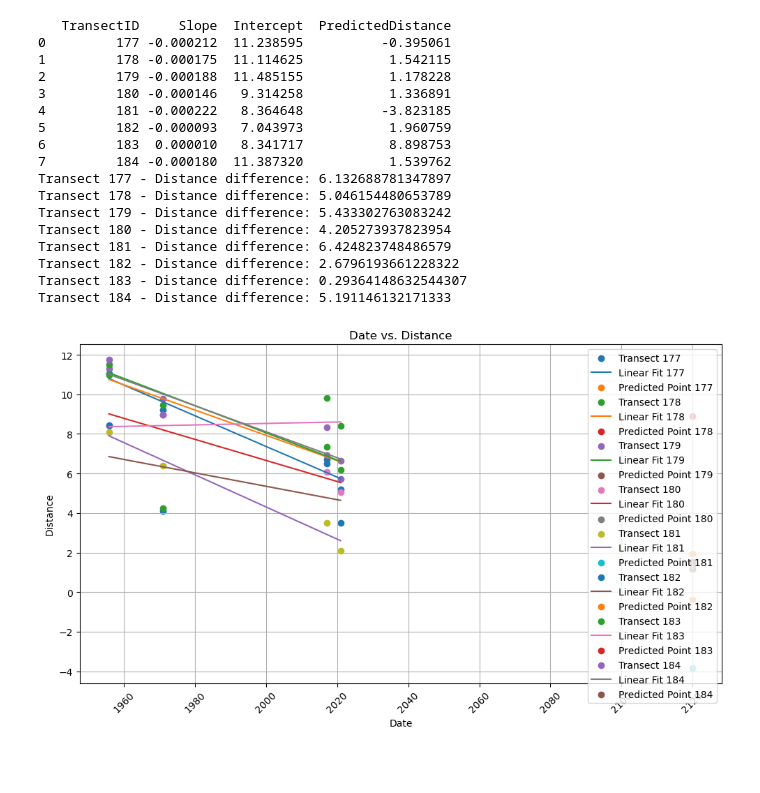
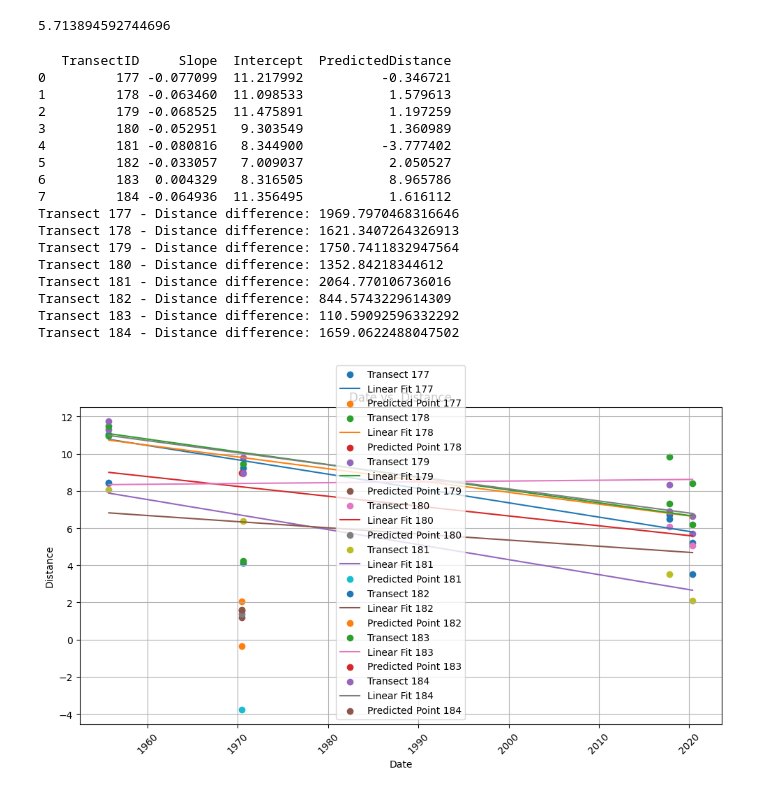
Before and after one commit to RNC-Research-Group/CliffErosion_Projections, a Jupyter notebook: Shoreline Projection Linear.ipynb, the cells around one changed output. Drawn from its saved outputs; the diff is of its cells as text; code cells hidden in the pictures; blank space fills up the shorter version.

Commit message:
distance_lookup and days to fractional years

```diff
--- a/Shoreline Projection Linear.ipynb
+++ b/Shoreline Projection Linear.ipynb
@@ -11,8 +11,9 @@ from shapely.affinity import translate
 from shapely.geometry import Polygon
 # %%
 #Load shapefile
-TestPoints = gpd.read_file ('C:/Users/lalit/GitHub/Shoreline_Projections/Shapefiles/CapeEgmont_TEST_intersect3.shp')
+TestPoints = gpd.read_file('Shapefiles/CapeEgmont_TEST_intersect3.shp')
 
+TestPoints.crs = 2193
 #View shapefile table
 TestPoints
 # %% [output]
@@ -105,6 +110,10 @@ to2100                 datetime64[ns]
 Future                timedelta64[ns]
 ElapsedTimeSeconds            float64
 dtype: object
+# %%
+(dates - reference_date).iloc[0].days / 365.25
+# %% [output]
+5.713894592744696
 # %%
 # Example data (replace this with your actual data)
 dates = pd.to_datetime(TestPoints['Date'])  # Replace with your date values
@@ -112,7 +121,7 @@ distances = np.array(TestPoints['Distance'])  # Replace with your distance value
 
 # Convert datetime to numerical values (days since a reference date)
 reference_date = pd.to_datetime('1950-01-01')
-numerical_dates = (dates - reference_date).dt.days
+numerical_dates = (dates - reference_date).dt.days / 365.25
 
 # Group data by Transect ID
 grouped = TestPoints.groupby('TransectID')
@@ -121,14 +130,14 @@ grouped = TestPoints.groupby('TransectID')
 results = []
 for group_name, group_data in grouped:
     # Convert datetime to numerical values (days since a reference date)
-    group_data['NumericalDate'] = (group_data['Date'] - reference_date).dt.days
+    group_data['NumericalDate'] = (group_data['Date'] - reference_date).dt.days / 365.25
 
     coefficients = np.polyfit(group_data['NumericalDate'], group_data['Distance'], 1)
     slope = coefficients[0]
     intercept = coefficients[1]
 
     # Calculate the predicted distance for the target date (2100-01-01)
-    numerical_target_date = (pd.to_datetime('2100-01-01') - reference_date).days
+    numerical_target_date = (pd.to_datetime('2100-01-01') - reference_date).days / 365.25
     predicted_distance_target = slope * numerical_target_date + intercept
 
     results.append({
@@ -147,57 +156,60 @@ print(results_df)
 # Calculate the absolute difference between the predicted distances and the old distances for each Transect ID
 plt.figure(figsize=(10, 6))
 
+distance_lookup = {}
+
 for group_name, group_data in grouped:
     # Convert datetime to numerical values (days since a reference date)
-    group_data['NumericalDate'] = (group_data['Date'] - reference_date).dt.days
+    group_data['NumericalDate'] = (group_data['Date'] - reference_date).dt.days / 365.25
 
     coefficients = np.polyfit(group_data['NumericalDate'], group_data['Distance'], 1)
     slope = coefficients[0]
     intercept = coefficients[1]
 
     # Calculate the predicted distance for the last old data point's date
     last_old_date = group_data['Date'].max()
     numerical_last_old_date = (last_old_date - reference_date).days
     predicted_distance_last_old = slope * numerical_last_old_date + intercept
 
     # Calculate the predicted distance for the target date
-    numerical_target_date = (pd.to_datetime('2100-01-01') - reference_date).days
+    numerical_target_date = (pd.to_datetime('2100-01-01') - reference_date).days / 365.25
     predicted_distance_target = slope * numerical_target_date + intercept
 
     # Calculate the absolute difference between the predicted distances
     distance_difference = abs(predicted_distance_last_old - predicted_distance_target)
+    distance_lookup[group_name] = distance_difference
 
     plt.scatter(group_data['Date'], group_data['Distance'], label=f'Transect {group_name}')
     plt.plot(group_data['Date'], slope * group_data['NumericalDate'] + intercept, label=f'Linear Fit {group_name}')
     plt.scatter(numerical_target_date, predicted_distance_target, label=f'Predicted Point {group_name}')
 
     print(f"Transect {group_name} - Distance difference: {distance_difference}")
 
 plt.xlabel('Date')
 plt.ylabel('Distance')
 plt.title('Date vs. Distance')
 plt.legend()
 plt.grid(True)
 plt.xticks(rotation=45)
 plt.tight_layout()
 
 plt.show()
 # %% [output]
    TransectID     Slope  Intercept  PredictedDistance
-0         177 -0.000212  11.238595          -0.395061
-1         178 -0.000175  11.114625           1.542115
-2         179 -0.000188  11.485155           1.178228
-3         180 -0.000146   9.314258           1.336891
-4         181 -0.000222   8.364648          -3.823185
-5         182 -0.000093   7.043973           1.960759
-6         183  0.000010   8.341717           8.898753
-7         184 -0.000180  11.387320           1.539762
-Transect 177 - Distance difference: 6.132688781347897
-Transect 178 - Distance difference: 5.046154480653789
-Transect 179 - Distance difference: 5.433302763083242
-Transect 180 - Distance difference: 4.205273937823954
-Transect 181 - Distance difference: 6.424823748486579
-Transect 182 - Distance difference: 2.6796193661228322
-Transect 183 - Distance difference: 0.29364148632544307
-Transect 184 - Distance difference: 5.191146132171333
+0         177 -0.077099  11.217992          -0.346721
+1         178 -0.063460  11.098533           1.579613
+2         179 -0.068525  11.475891           1.197259
+3         180 -0.052951   9.303549           1.360989
+4         181 -0.080816   8.344900          -3.777402
+5         182 -0.033057   7.009037           2.050527
+6         183  0.004329   8.316505           8.965786
+7         184 -0.064936  11.356495           1.616112
+Transect 177 - Distance difference: 1969.7970468316646
+Transect 178 - Distance difference: 1621.3407264326913
+Transect 179 - Distance difference: 1750.7411832947564
+Transect 180 - Distance difference: 1352.84218344612
+Transect 181 - Distance difference: 2064.770106736016
+Transect 182 - Distance difference: 844.5743229614309
+Transect 183 - Distance difference: 110.59092596332292
+Transect 184 - Distance difference: 1659.0622488047502
-[figure, old version]
+[figure, new version]
```
Also changed, not shown: parts of 10 cells of this notebook.
